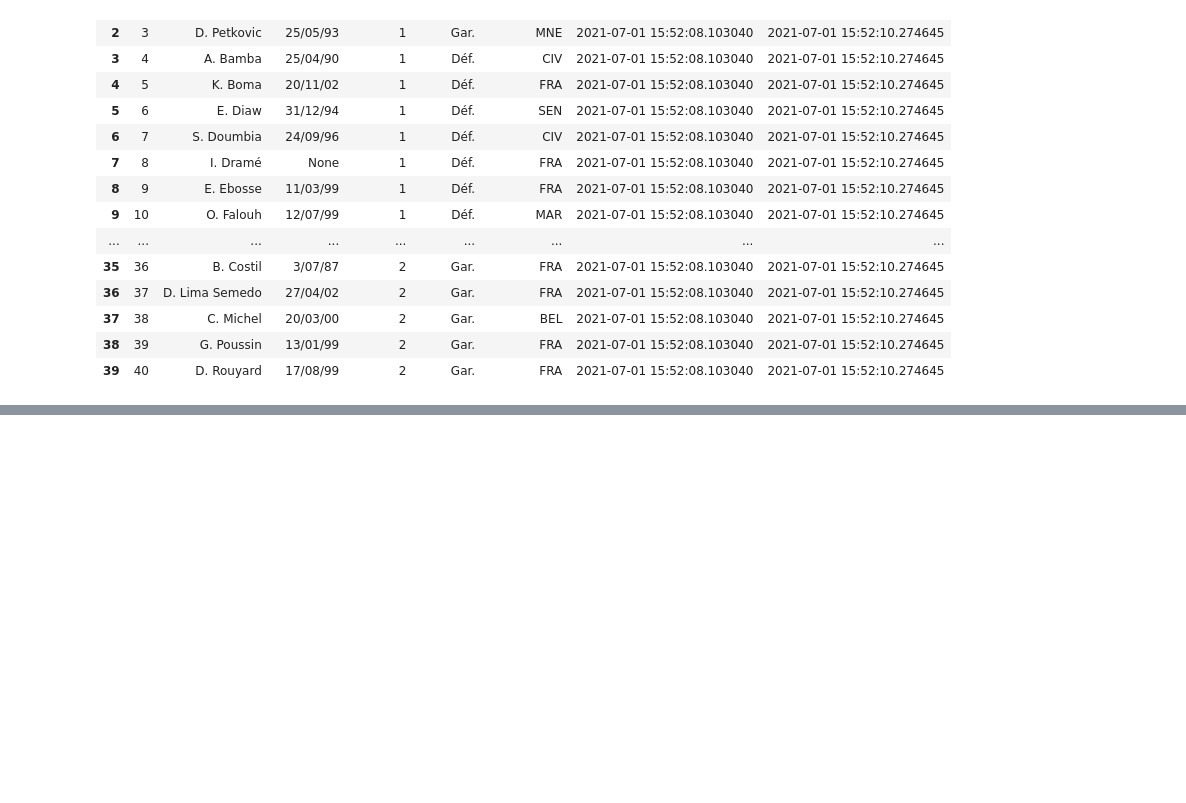
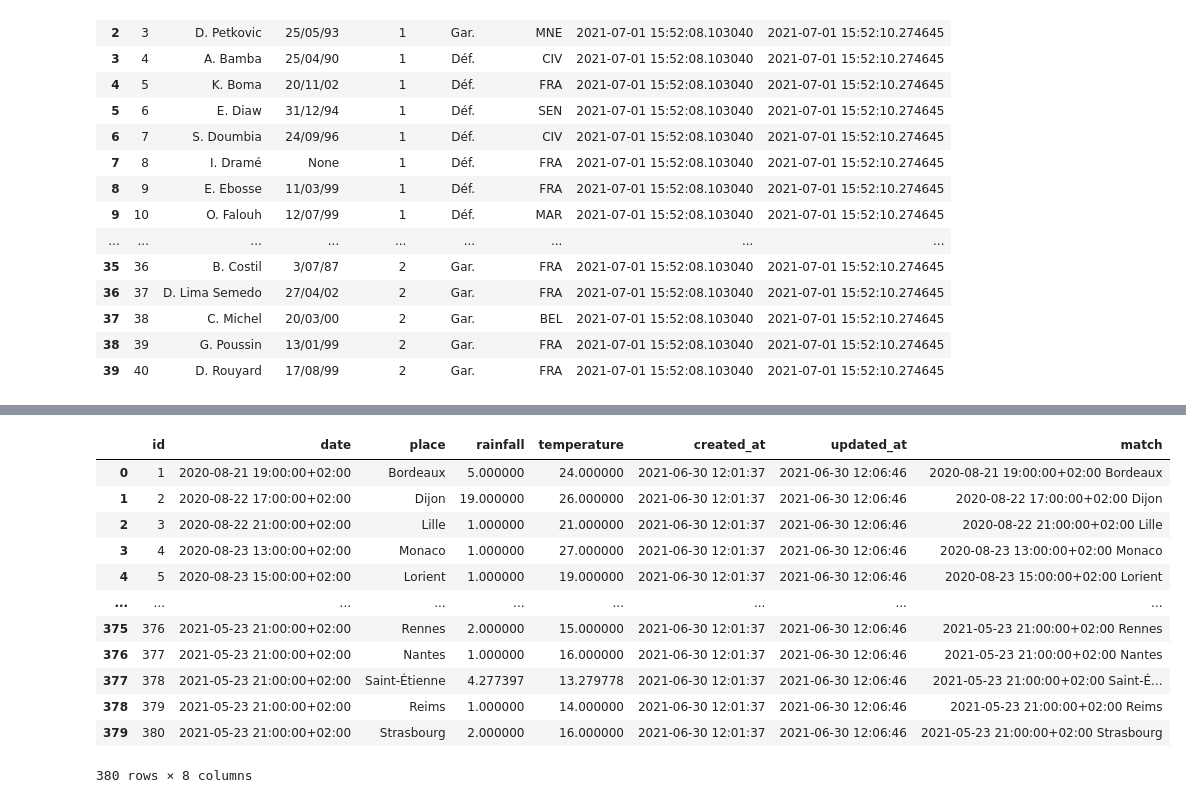
Before and after one commit to clement-camara/brief-foot, a Jupyter notebook: db.ipynb, the cells around one changed output, grey strips where cells are left out. Cells and saved outputs as stored; diff of their text form; code cells hidden in the pictures; blank space fills up the shorter version.

```diff
--- a/db.ipynb
+++ b/db.ipynb
@@ -331,0 +326,17 @@ dict_players.update(players_dict)
+# %%
+df_matchs_table['match'] = df_matchs_table['date'].astype(str) + ' ' + df_matchs_table['place']
+df_matchs_table
+# %% [output]
+|  | id | date | place | rainfall | temperature | created_at | updated_at | match |
+| 0 | 1 | 2020-08-21 19:00:00+02:00 | Bordeaux | 5.000000 | 24.000000 | 2021-06-30 12:01:37 | 2021-06-30 12:06:46 | 2020-08-21 19:00:00+02:00 Bordeaux |
+| 1 | 2 | 2020-08-22 17:00:00+02:00 | Dijon | 19.000000 | 26.000000 | 2021-06-30 12:01:37 | 2021-06-30 12:06:46 | 2020-08-22 17:00:00+02:00 Dijon |
+| 2 | 3 | 2020-08-22 21:00:00+02:00 | Lille | 1.000000 | 21.000000 | 2021-06-30 12:01:37 | 2021-06-30 12:06:46 | 2020-08-22 21:00:00+02:00 Lille |
+| 3 | 4 | 2020-08-23 13:00:00+02:00 | Monaco | 1.000000 | 27.000000 | 2021-06-30 12:01:37 | 2021-06-30 12:06:46 | 2020-08-23 13:00:00+02:00 Monaco |
+| 4 | 5 | 2020-08-23 15:00:00+02:00 | Lorient | 1.000000 | 19.000000 | 2021-06-30 12:01:37 | 2021-06-30 12:06:46 | 2020-08-23 15:00:00+02:00 Lorient |
+| ... | ... | ... | ... | ... | ... | ... | ... | ... |
+| 375 | 376 | 2021-05-23 21:00:00+02:00 | Rennes | 2.000000 | 15.000000 | 2021-06-30 12:01:37 | 2021-06-30 12:06:46 | 2021-05-23 21:00:00+02:00 Rennes |
+| 376 | 377 | 2021-05-23 21:00:00+02:00 | Nantes | 1.000000 | 16.000000 | 2021-06-30 12:01:37 | 2021-06-30 12:06:46 | 2021-05-23 21:00:00+02:00 Nantes |
+| 377 | 378 | 2021-05-23 21:00:00+02:00 | Saint-Étienne | 4.277397 | 13.279778 | 2021-06-30 12:01:37 | 2021-06-30 12:06:46 | 2021-05-23 21:00:00+02:00 Saint-É... |
+| 378 | 379 | 2021-05-23 21:00:00+02:00 | Reims | 1.000000 | 14.000000 | 2021-06-30 12:01:37 | 2021-06-30 12:06:46 | 2021-05-23 21:00:00+02:00 Reims |
+| 379 | 380 | 2021-05-23 21:00:00+02:00 | Strasbourg | 2.000000 | 16.000000 | 2021-06-30 12:01:37 | 2021-06-30 12:06:46 | 2021-05-23 21:00:00+02:00 Strasbourg |
+380 rows × 8 columns
```
Also changed, not shown: parts of 8 cells of this notebook, 3 other files.
